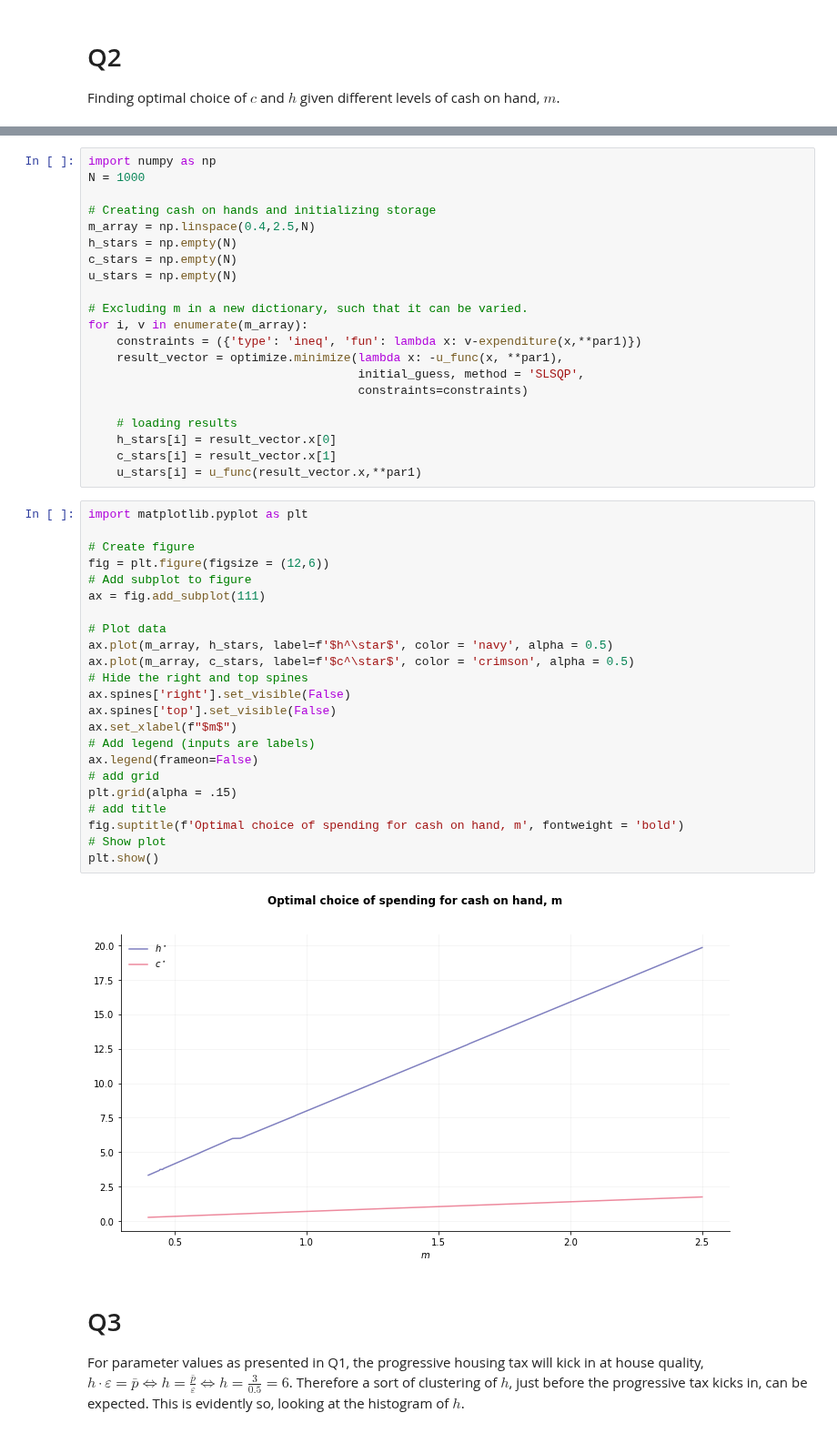
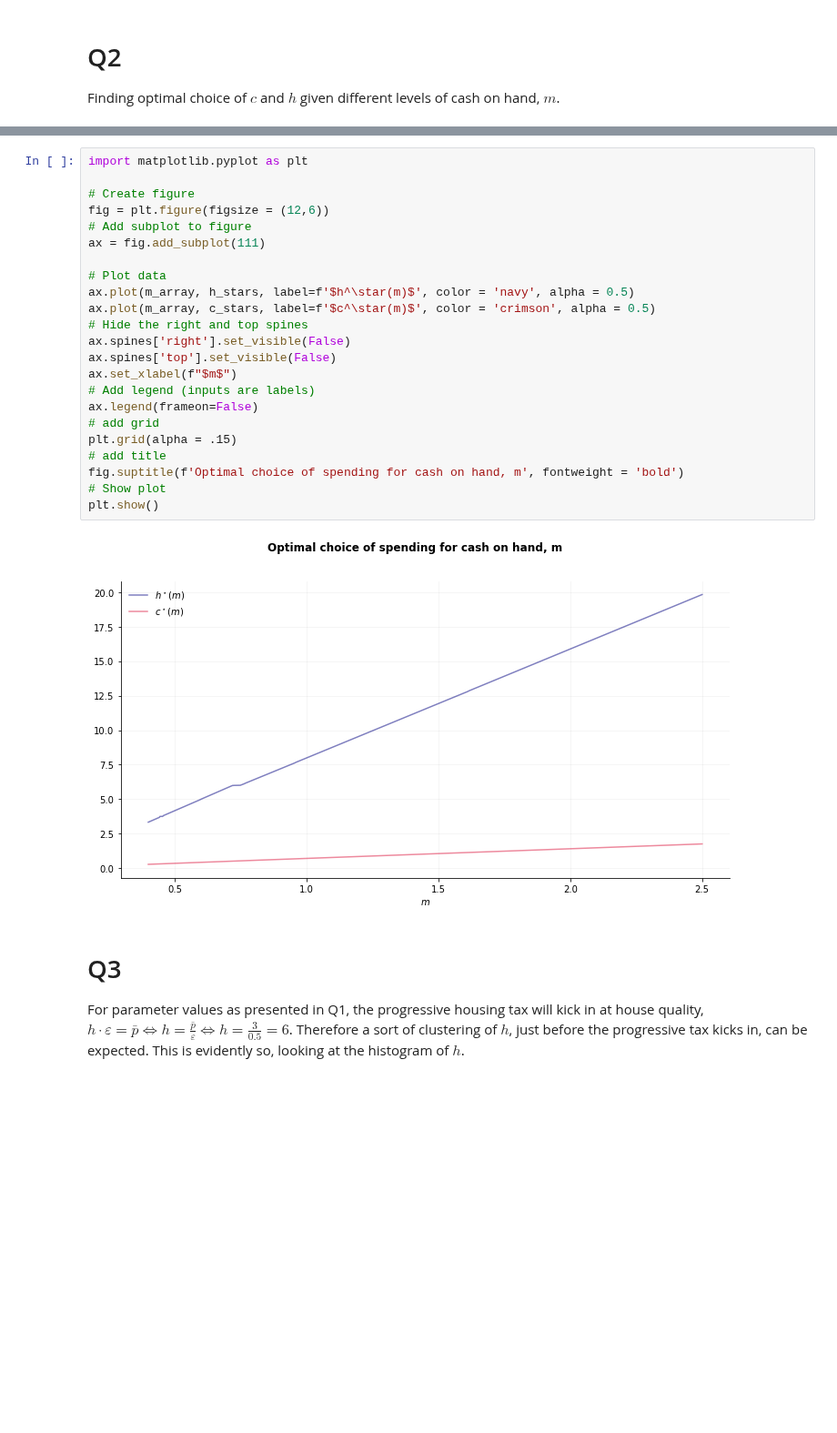
Before and after one commit to ceciliechrstnsn/projects-2021-luna-hjerteknuser, a Jupyter notebook: inauguralproject/inauguralproject.ipynb, the cells around one changed output, grey strips where cells are left out. Shown at 91% size. Cells and saved outputs as stored; diff of their text form; blank space fills up the shorter version.

```diff
--- a/inauguralproject/inauguralproject.ipynb
+++ b/inauguralproject/inauguralproject.ipynb
@@ -263,52 +89,31 @@ for i, v in enumerate(m_array):
     # Restoting original m in dictionary
     if i == len(m_array)-1:
         par1['m'] = m_save
-# %%
-import numpy as np
-N = 1000
-
-# Creating cash on hands and initializing storage
-m_array = np.linspace(0.4,2.5,N)
-h_stars = np.empty(N)
-c_stars = np.empty(N)
-u_stars = np.empty(N)
-
-# Excluding m in a new dictionary, such that it can be varied.
-for i, v in enumerate(m_array):
-    constraints = ({'type': 'ineq', 'fun': lambda x: v-expenditure(x,**par1)})
-    result_vector = optimize.minimize(lambda x: -u_func(x, **par1),
-                                      initial_guess, method = 'SLSQP',
-                                      constraints=constraints)
-
-    # loading results
-    h_stars[i] = result_vector.x[0]
-    c_stars[i] = result_vector.x[1]
-    u_stars[i] = u_func(result_vector.x,**par1)
 # %%
 import matplotlib.pyplot as plt
 
 # Create figure
 fig = plt.figure(figsize = (12,6))
 # Add subplot to figure
 ax = fig.add_subplot(111)
 
 # Plot data
-ax.plot(m_array, h_stars, label=f'$h^\star$', color = 'navy', alpha = 0.5)
-ax.plot(m_array, c_stars, label=f'$c^\star$', color = 'crimson', alpha = 0.5)
+ax.plot(m_array, h_stars, label=f'$h^\star(m)$', color = 'navy', alpha = 0.5)
+ax.plot(m_array, c_stars, label=f'$c^\star(m)$', color = 'crimson', alpha = 0.5)
 # Hide the right and top spines
 ax.spines['right'].set_visible(False)
 ax.spines['top'].set_visible(False)
 ax.set_xlabel(f"$m$")
 # Add legend (inputs are labels)
 ax.legend(frameon=False)
 # add grid
 plt.grid(alpha = .15)
 # add title
 fig.suptitle(f'Optimal choice of spending for cash on hand, m', fontweight = 'bold')
 # Show plot
 plt.show()
 # %% [output]
-[figure, old version]
+[figure, new version]
 # %% [markdown]
 # Q3
 For parameter values as presented in Q1, the progressive housing tax will kick in at house quality, $h\cdot \varepsilon =\bar{p} \Leftrightarrow h=\frac{\bar{p}}{\varepsilon}\Leftrightarrow h=\frac{3}{0.5}=6$. Therefore a sort of clustering of $h$, just before the progressive tax kicks in, can be expected. This is evidently so, looking at the histogram of $h$.
```
Also changed, not shown: parts of 13 cells of this notebook.
